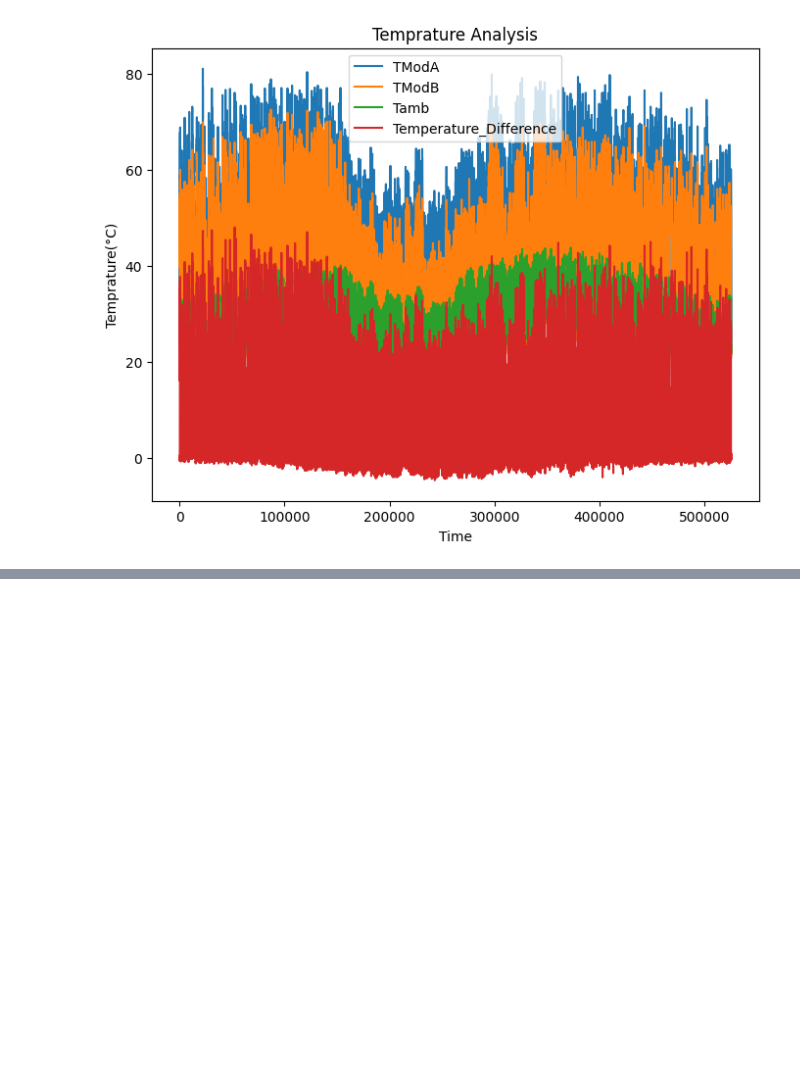
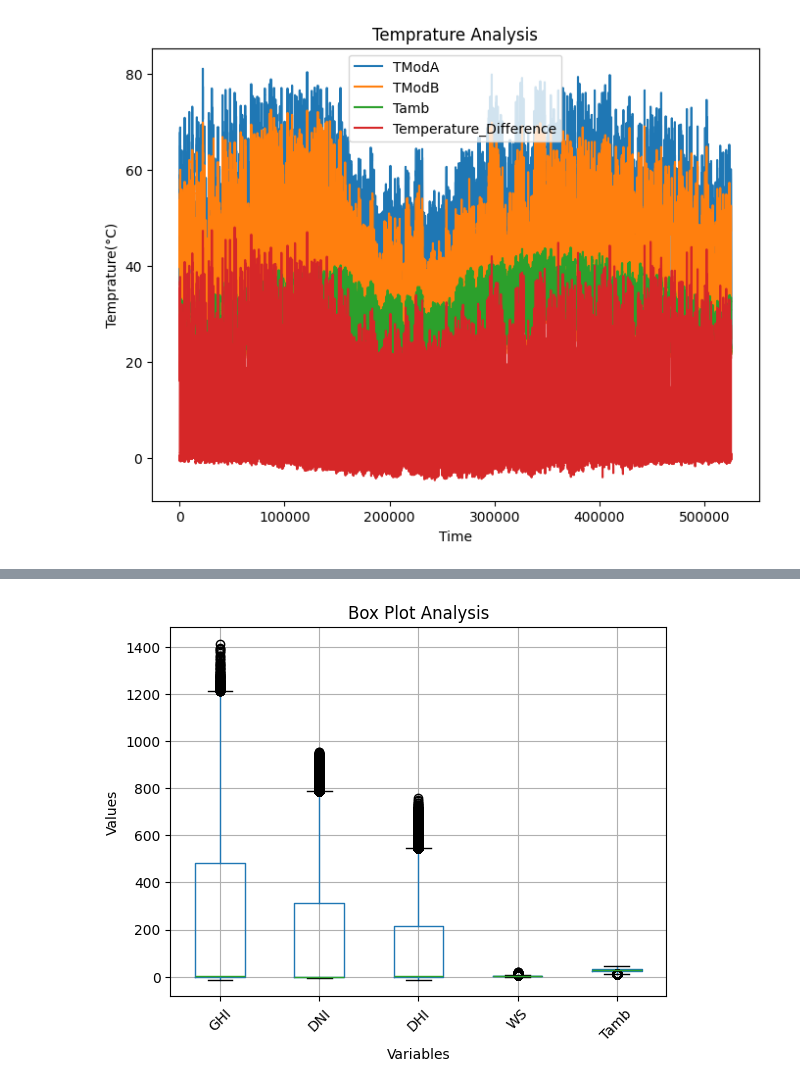
Before and after one commit to EstifanosTeklay/MoonLight-Energy-Solutions, a Jupyter notebook: notebooks/benin_EDA.ipynb, the cells around one changed output, grey strips where cells are left out. Cells and saved outputs as stored; diff of their text form; code cells hidden in the pictures; blank space fills up the shorter version.

```diff
--- a/notebooks/benin_EDA.ipynb
+++ b/notebooks/benin_EDA.ipynb
@@ -184,0 +192,13 @@ plt.show()
+# %%
+variables = ['GHI', 'DNI', 'DHI', 'WS', 'Tamb']
+selected_data = benin_data[variables]
+
+# Creating a box plot for each variable
+selected_data.boxplot()
+plt.xticks(rotation=45)
+plt.title('Box Plot Analysis')
+plt.ylabel('Values')
+plt.xlabel('Variables')
+plt.show()
+# %% [output]
+[figure, added]
```
Also changed, not shown: parts of 2 cells of this notebook.
